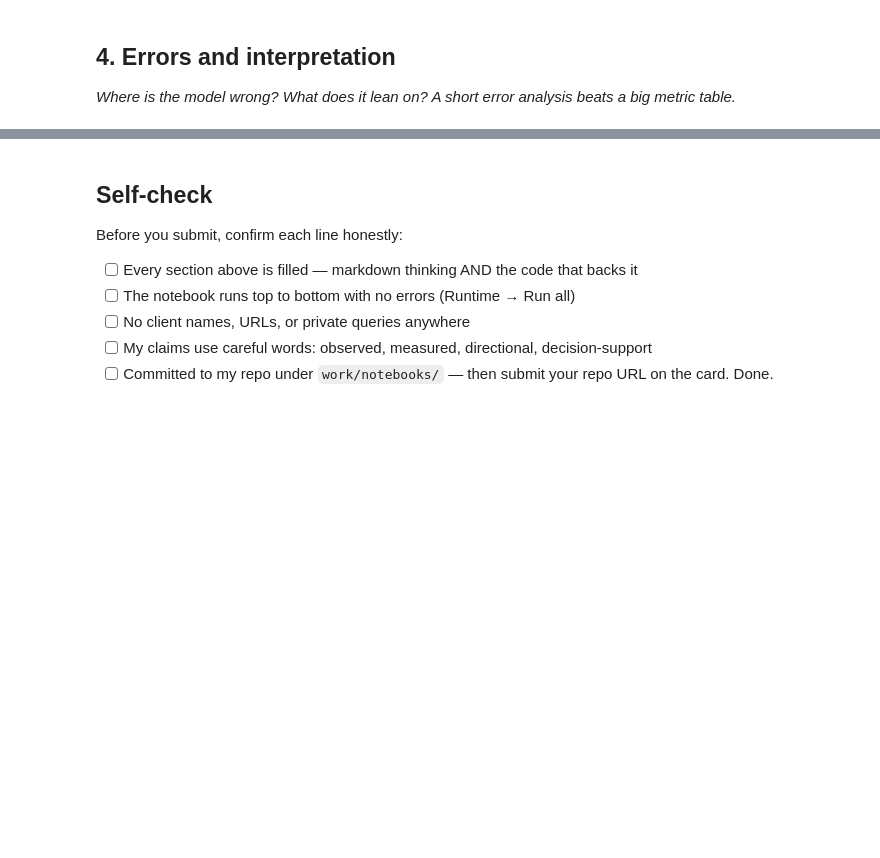
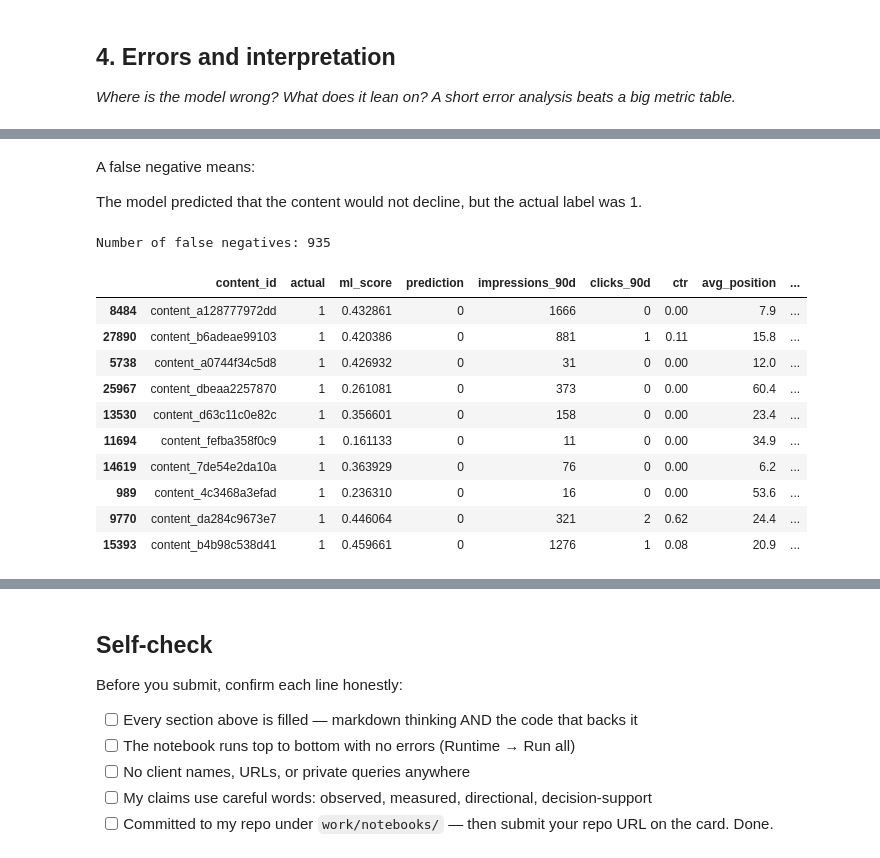
Before and after one commit to saisathwik2703/flyrank-ml-internship-starter, a Jupyter notebook: work/notebooks/w05_model.ipynb, the cells around one changed output, grey strips where cells are left out. Saved outputs shown, nothing was run; the diff lists cells and outputs as text; code cells hidden in the pictures; blank space fills up the shorter version.

```diff
--- a/work/notebooks/w05_model.ipynb
+++ b/work/notebooks/w05_model.ipynb
@@ -265,0 +547,43 @@ NameError: name 'baseline_scores' is not defined
+# %% [markdown]
+A false negative means:
+
+The model predicted that the content would not decline, but the actual label was 1.
+# %%
+false_negatives = error_df[
+    error_df["error_type"] == "False Negative"
+].copy()
+
+print("Number of false negatives:",
+      len(false_negatives))
+
+display(
+    false_negatives[
+        [
+            "content_id",
+            "actual",
+            "ml_score",
+            "prediction",
+            "impressions_90d",
+            "clicks_90d",
+            "ctr",
+            "avg_position",
+            "engagement_rate",
+            "content_age_days",
+            "days_since_last_update",
+            "word_count"
+        ]
+    ].head(10)
+)
+# %% [output]
+Number of false negatives: 935
+|  | content_id | actual | ml_score | prediction | impressions_90d | clicks_90d | ctr | avg_position | ... |
+| 8484 | content_a128777972dd | 1 | 0.432861 | 0 | 1666 | 0 | 0.00 | 7.9 | ... |
+| 27890 | content_b6adeae99103 | 1 | 0.420386 | 0 | 881 | 1 | 0.11 | 15.8 | ... |
+| 5738 | content_a0744f34c5d8 | 1 | 0.426932 | 0 | 31 | 0 | 0.00 | 12.0 | ... |
+| 25967 | content_dbeaa2257870 | 1 | 0.261081 | 0 | 373 | 0 | 0.00 | 60.4 | ... |
+| 13530 | content_d63c11c0e82c | 1 | 0.356601 | 0 | 158 | 0 | 0.00 | 23.4 | ... |
+| 11694 | content_fefba358f0c9 | 1 | 0.161133 | 0 | 11 | 0 | 0.00 | 34.9 | ... |
+| 14619 | content_7de54e2da10a | 1 | 0.363929 | 0 | 76 | 0 | 0.00 | 6.2 | ... |
+| 989 | content_4c3468a3efad | 1 | 0.236310 | 0 | 16 | 0 | 0.00 | 53.6 | ... |
+| 9770 | content_da284c9673e7 | 1 | 0.446064 | 0 | 321 | 2 | 0.62 | 24.4 | ... |
+| 15393 | content_b4b98c538d41 | 1 | 0.459661 | 0 | 1276 | 1 | 0.08 | 20.9 | ... |
```
Also changed, not shown: parts of 32 cells of this notebook.
